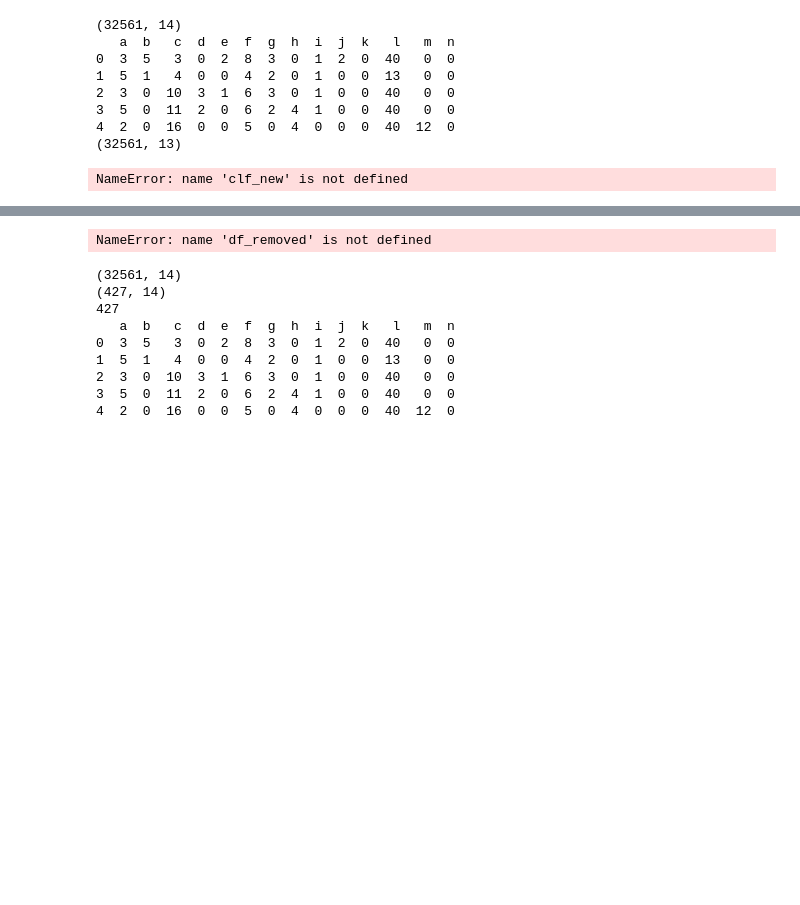
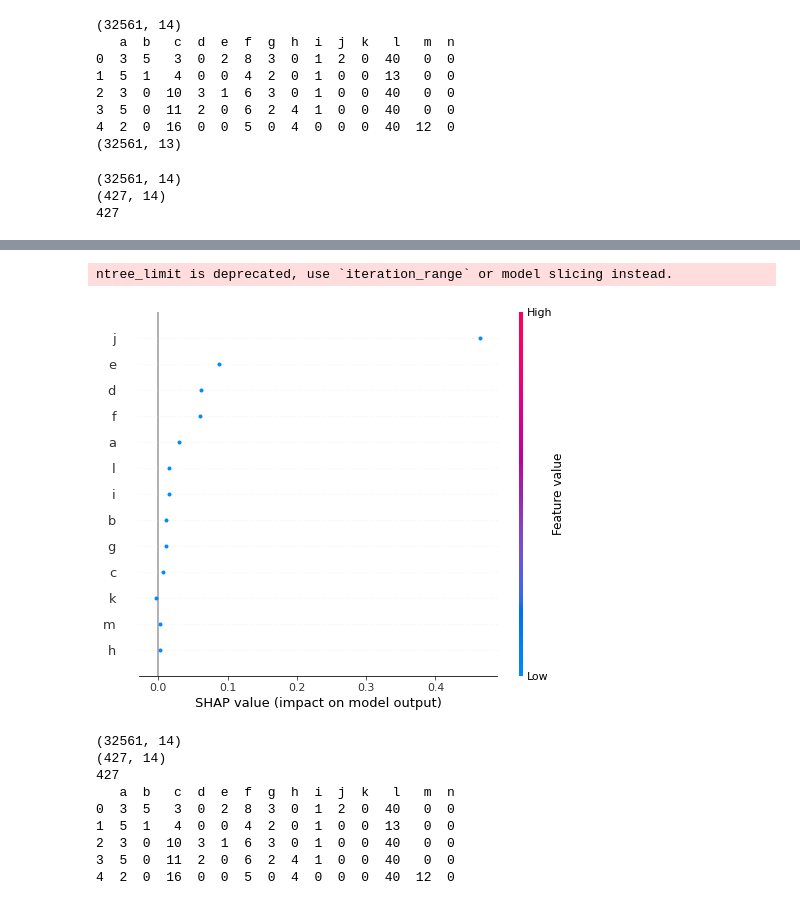
Before and after one commit to marvin233/fairness, a Jupyter notebook: new/SHAP.ipynb, the cells around one changed output, grey strips where cells are left out. Cells and saved outputs as stored; diff of their text form; code cells hidden in the pictures; blank space fills up the shorter version.

```diff
--- a/new/SHAP.ipynb
+++ b/new/SHAP.ipynb
@@ -22,7 +22,7 @@ import sklearn.metrics as metrics
 from sklearn import preprocessing
 from sklearn.preprocessing import MinMaxScaler
 
-dataset_orig = pd.read_csv('datasets/census')
+dataset_orig = pd.read_csv('../datasets/census')
 print(dataset_orig.shape)
 
 print(dataset_orig.head())
@@ -67,8 +67,8 @@ print(X_train.shape)
 (32561, 13)
 # %%
 removed = []
-y_new = clf_new.predict(X_train)
-y = clf.predict(X_train)
+y_new = model_new.predict(X_train)
+y = model.predict(X_train)
 for i in range(len(y_new)):
     if int(y_new[i]) != int(y[i]):
         removed.append(i)
@@ -80,25 +80,28 @@ print(df_removed.shape)
 sample_index = []
 for index,row in df_removed.iterrows():
     row_ = list(row.values[0:len(row.values)-1])
-    y1 = clf.predict([row_])
+    y1 = model.predict(np.array([row_]))
     row_[sens_index] = int(row_[sens_index] == 0)
-    y2 = clf.predict([row_])
+    y2 = model.predict(np.array([row_]))
     if y1[0] != y2[0]:
         sample_index.append(index)
 print(len(sample_index))
 # %% [output]
-NameError: name 'clf_new' is not defined
+(32561, 14)
+(427, 14)
+427
 # %%
 shap.initjs()
 idi = df_removed.loc[sample_index].drop(columns = df_removed.columns[-1]).astype(float)
-print(idi.shape)
-
-explainer = shap.LinearExplainer(clf, X_train) # 初始化解释器
-shap_values = explainer.shap_values(idi) #计算每个样本的每个特征的SHAP值
-shap.summary_plot(shap_values, idi)
+explainer = shap.TreeExplainer(model) # 初始化解释器
+shap_values = explainer.shap_values(idi)
+# .values  .base_values .data
+shap.summary_plot(np.array([shap_values[0]]), idi.head(1))
+# shap.summary_plot(shap_values[0])
 # %% [output]
 [interactive output not drawn]
-NameError: name 'df_removed' is not defined
+ntree_limit is deprecated, use `iteration_range` or model slicing instead.
+[figure, added]
 # %%
 removed = []
 y_new = model_new.predict(X_train)
```
Also changed, not shown: parts of 2 cells of this notebook, 45 other files.
